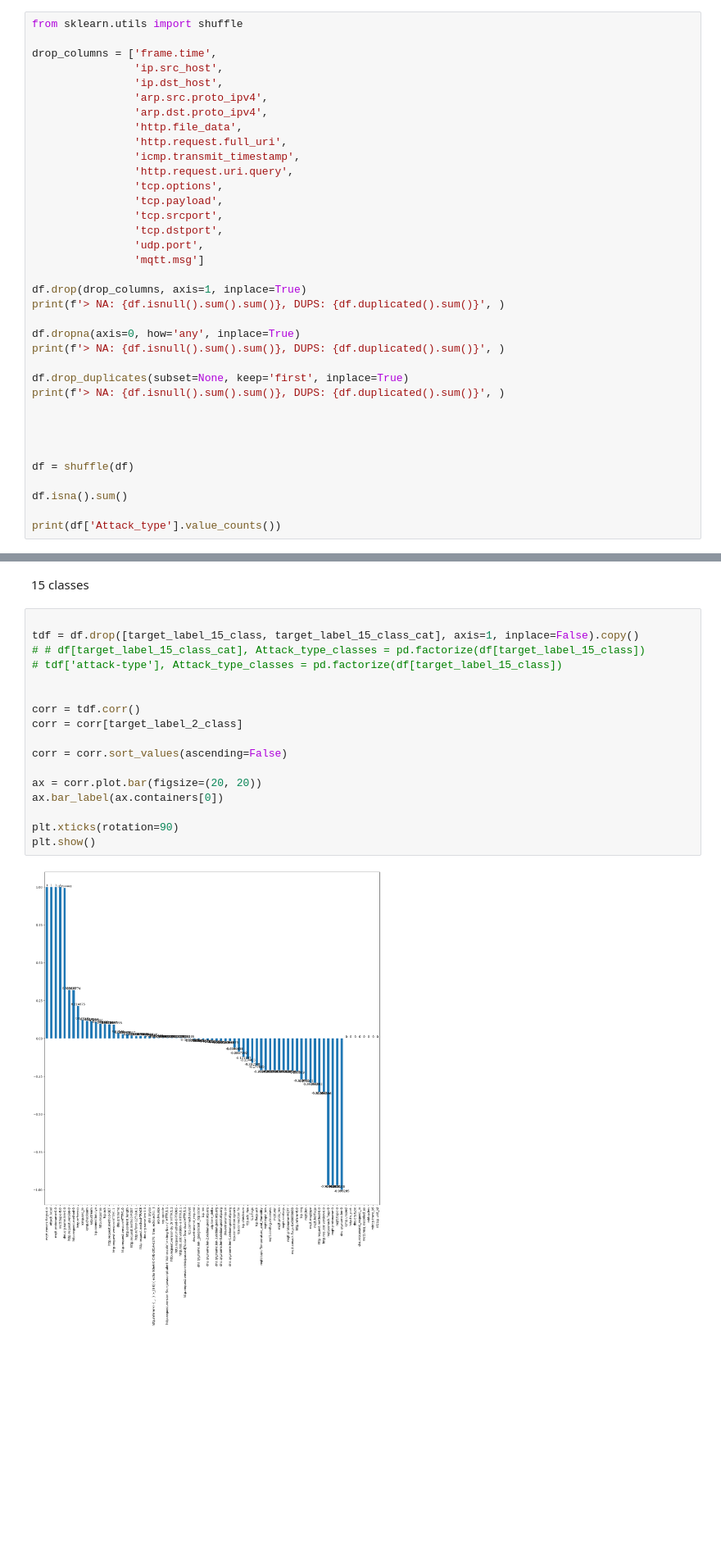
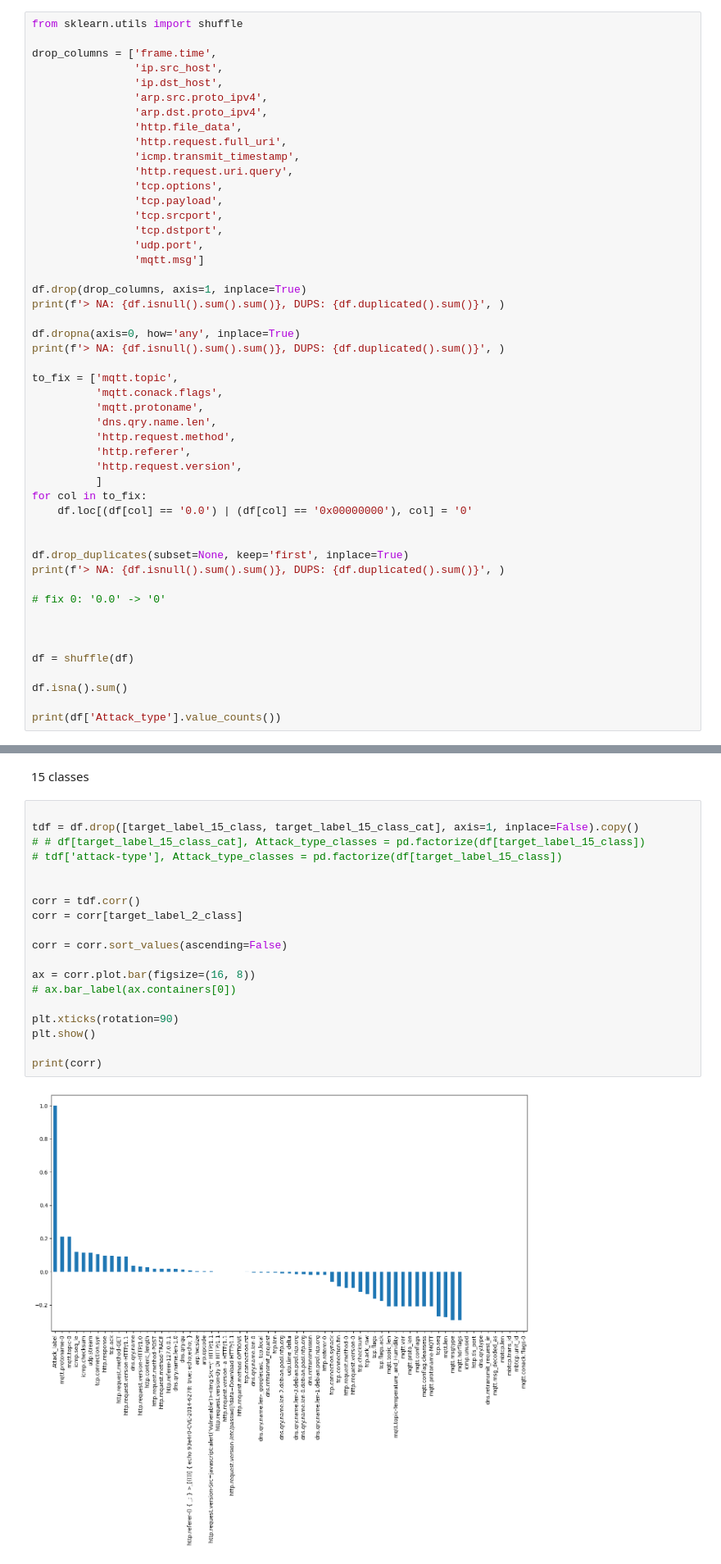
Before and after one commit to pro1710/ids, a Jupyter notebook: ds_analysis.ipynb, the cells around one changed output, grey strips where cells are left out. Shown at 82% size. Saved outputs shown, nothing was run; the diff lists cells and outputs as text; blank space fills up the shorter version.

```diff
--- a/ds_analysis.ipynb
+++ b/ds_analysis.ipynb
@@ -151,9 +122,22 @@ print(f'> NA: {df.isnull().sum().sum()}, DUPS: {df.duplicated().sum()}', )
 df.dropna(axis=0, how='any', inplace=True)
 print(f'> NA: {df.isnull().sum().sum()}, DUPS: {df.duplicated().sum()}', )
 
+to_fix = ['mqtt.topic',
+          'mqtt.conack.flags',
+          'mqtt.protoname',
+          'dns.qry.name.len',
+          'http.request.method',
+          'http.referer',
+          'http.request.version',
+          ]
+for col in to_fix:
+    df.loc[(df[col] == '0.0') | (df[col] == '0x00000000'), col] = '0'
+
+
 df.drop_duplicates(subset=None, keep='first', inplace=True)
 print(f'> NA: {df.isnull().sum().sum()}, DUPS: {df.duplicated().sum()}', )
 
+# fix 0: '0.0' -> '0'
 
 
 
@@ -298,19 +288,21 @@ weighted avg       1.00      1.00      1.00     60879
 # %%
 
 tdf = df.drop([target_label_15_class, target_label_15_class_cat], axis=1, inplace=False).copy()
 # # df[target_label_15_class_cat], Attack_type_classes = pd.factorize(df[target_label_15_class])
 # tdf['attack-type'], Attack_type_classes = pd.factorize(df[target_label_15_class])
 
 
 corr = tdf.corr()
 corr = corr[target_label_2_class]
 
 corr = corr.sort_values(ascending=False)
 
-ax = corr.plot.bar(figsize=(20, 20))
-ax.bar_label(ax.containers[0])
+ax = corr.plot.bar(figsize=(16, 8))
+# ax.bar_label(ax.containers[0])
 
 plt.xticks(rotation=90)
 plt.show()
+
+print(corr)
 # %% [output]
-[figure, old version]
+[figure, new version]
```
Also changed, not shown: parts of 13 cells of this notebook, 2 other files.
